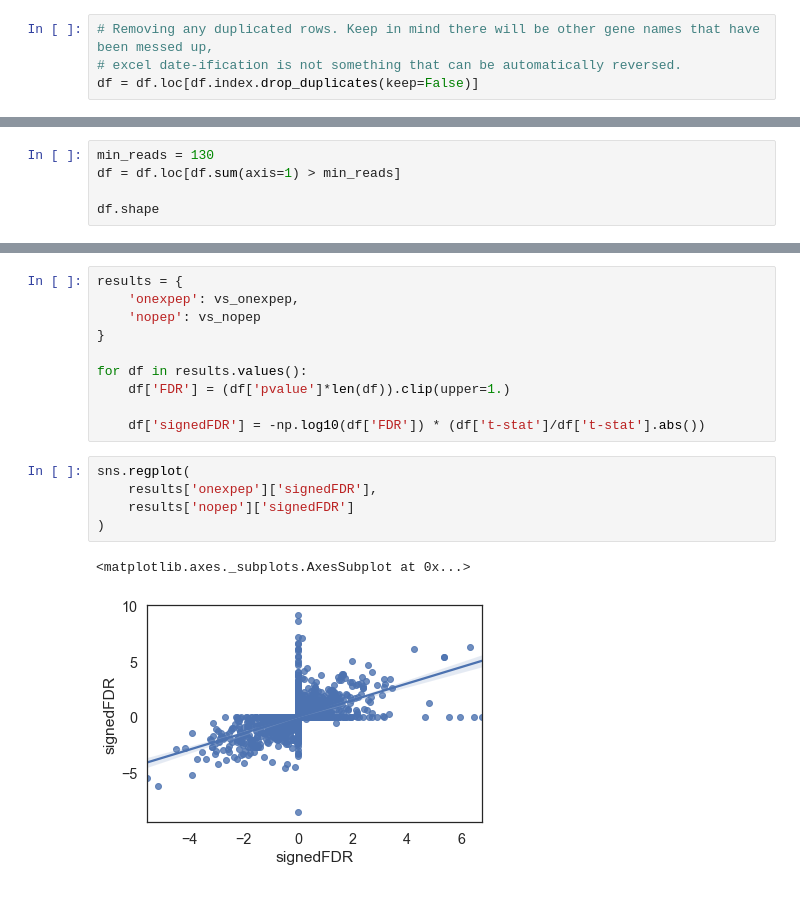
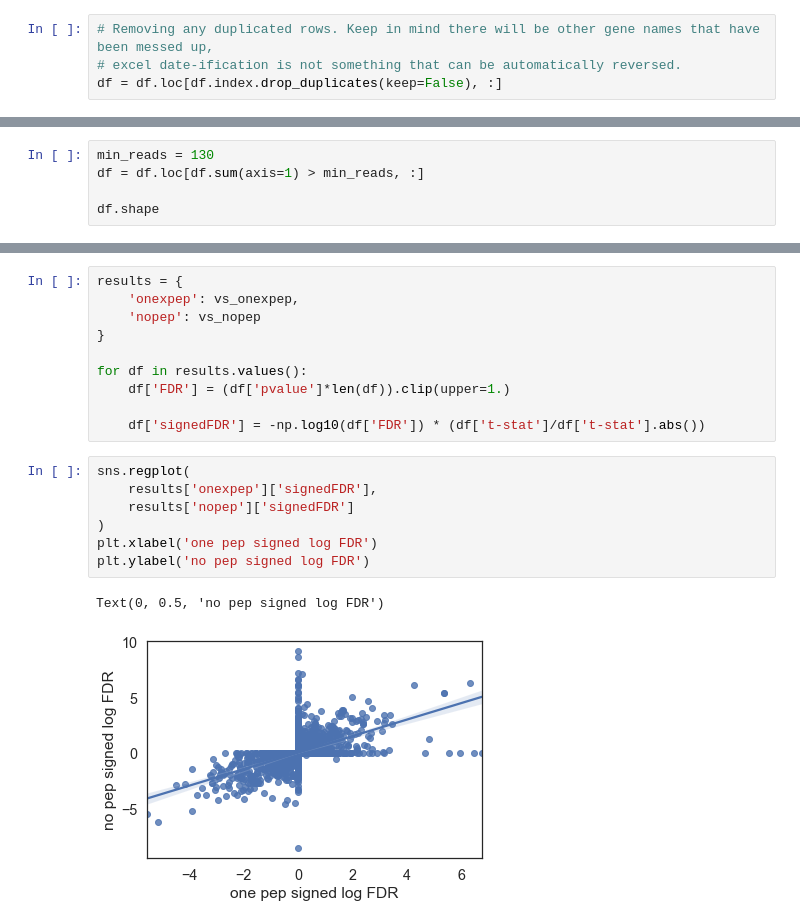
Before and after one commit to MarkGrivainis/itp_spring_2020, a Jupyter notebook: lecture_14/lecture_14_20200519_applied_pandas_seaborn_decomp_sklearn.ipynb, the cells around one changed output, grey strips where cells are left out. Drawn from its saved outputs; the diff is of its cells as text.

```diff
--- a/lecture_14/lecture_14_20200519_applied_pandas_seaborn_decomp_sklearn.ipynb
+++ b/lecture_14/lecture_14_20200519_applied_pandas_seaborn_decomp_sklearn.ipynb
@@ -92,7 +92,7 @@ Index(['1-Mar', '2-Mar'], dtype='object')
 # %%
 # Removing any duplicated rows. Keep in mind there will be other gene names that have been messed up,
 # excel date-ification is not something that can be automatically reversed.
-df = df.loc[df.index.drop_duplicates(keep=False)]
+df = df.loc[df.index.drop_duplicates(keep=False), :]
 # %% [markdown]
 Looks good to me.
 # %% [markdown]
@@ -315,7 +418,7 @@ Text(0, 0.5, '# genes')
 Let's remove genes with fewer than 130 reads total (that's an average of ~10 reads per sample)
 # %%
 min_reads = 130
-df = df.loc[df.sum(axis=1) > min_reads]
+df = df.loc[df.sum(axis=1) > min_reads, :]
 
 df.shape
 # %% [output]
@@ -615,8 +812,10 @@ for df in results.values():
 # %%
 sns.regplot(
     results['onexpep']['signedFDR'],
     results['nopep']['signedFDR']
 )
+plt.xlabel('one pep signed log FDR')
+plt.ylabel('no pep signed log FDR')
 # %% [output]
-<matplotlib.axes._subplots.AxesSubplot at 0x...>
+Text(0, 0.5, 'no pep signed log FDR')
-[figure, old version]
+[figure, new version]
```
Also changed, not shown: parts of 46 cells of this notebook.
